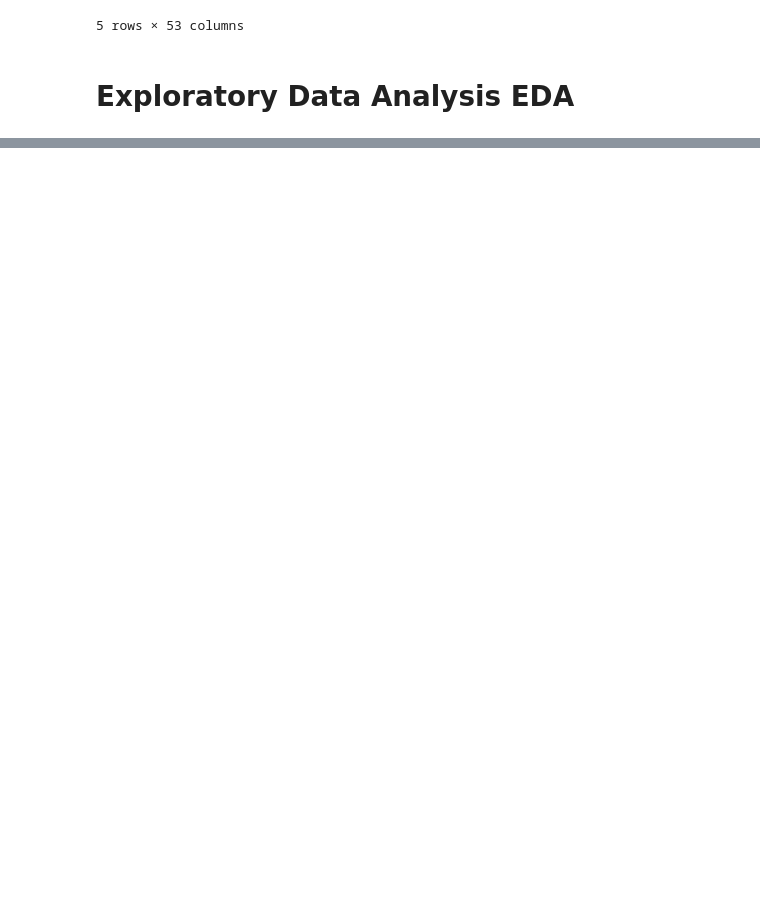
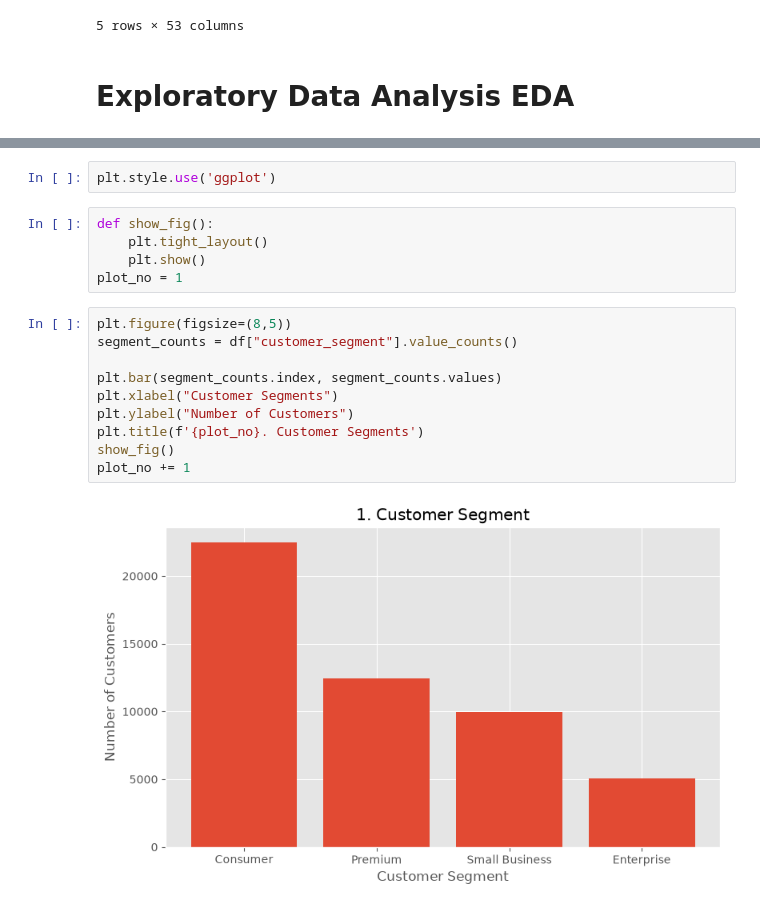
Before and after one commit to yezaw-zafki/Industrial-Analysis-EDA, a Jupyter notebook: E-commerace Customer Segmentation.ipynb, the cells around one changed output, grey strips where cells are left out. Drawn from its saved outputs; the diff is of its cells as text; blank space fills up the shorter version.

```diff
--- a/segmentation.ipynb
+++ b/E-commerace Customer Segmentation.ipynb
@@ -154,0 +230,19 @@ KeyError: 0
+# %%
+plt.style.use('ggplot')
+# %%
+def show_fig():
+    plt.tight_layout()
+    plt.show()
+plot_no = 1
+# %%
+plt.figure(figsize=(8,5))
+segment_counts = df["customer_segment"].value_counts()
+
+plt.bar(segment_counts.index, segment_counts.values)
+plt.xlabel("Customer Segments")
+plt.ylabel("Number of Customers")
+plt.title(f'{plot_no}. Customer Segments')
+show_fig()
+plot_no += 1
+# %% [output]
+[figure, added]
```
Also changed, not shown: parts of 10 cells of this notebook.
